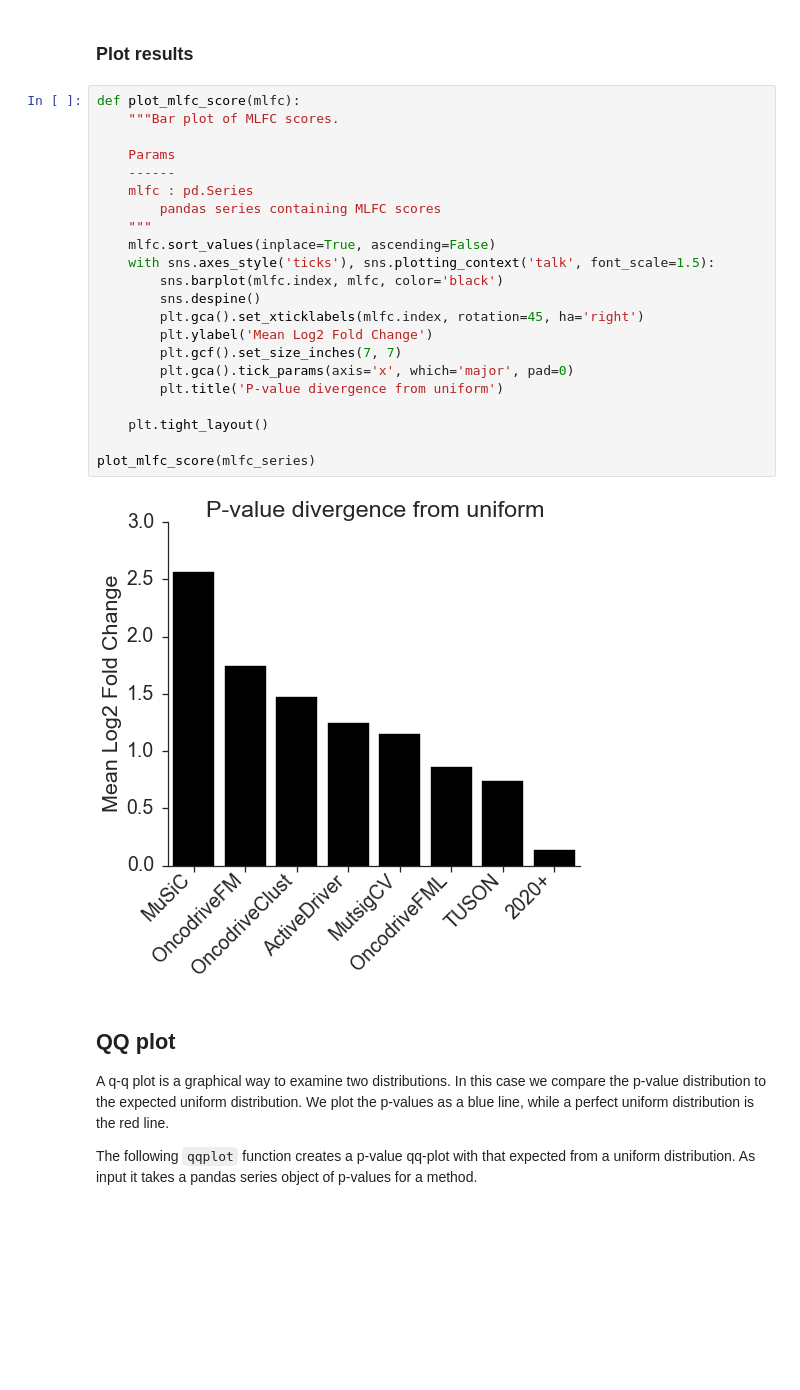
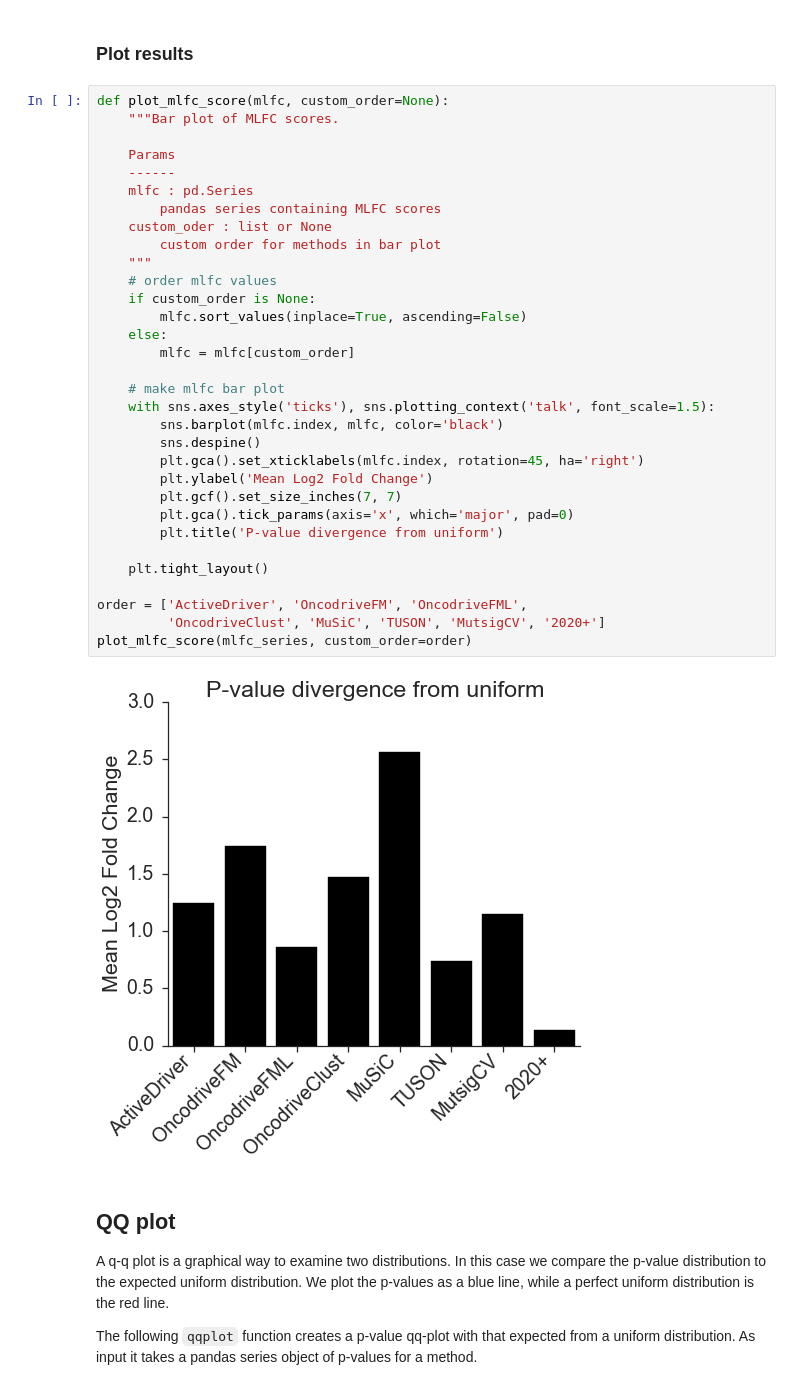
Before and after one commit to KarchinLab/Tokheim_PNAS_2016, a Jupyter notebook: P-value distribution.ipynb, the cells around one changed output. Cells and saved outputs as stored; diff of their text form; blank space fills up the shorter version.

Commit message:
Updated notebooks to contain same plot order of methods as paper. Added link to cgc notebook.

```diff
--- a/P-value distribution.ipynb
+++ b/P-value distribution.ipynb
@@ -106,29 +114,39 @@ dtype: float64
 # %% [markdown]
 ### Plot results
 # %%
-def plot_mlfc_score(mlfc):
+def plot_mlfc_score(mlfc, custom_order=None):
     """Bar plot of MLFC scores.
 
     Params
     ------
     mlfc : pd.Series
         pandas series containing MLFC scores
+    custom_oder : list or None
+        custom order for methods in bar plot
     """
-    mlfc.sort_values(inplace=True, ascending=False)
+    # order mlfc values
+    if custom_order is None:
+        mlfc.sort_values(inplace=True, ascending=False)
+    else:
+        mlfc = mlfc[custom_order]
+
+    # make mlfc bar plot
     with sns.axes_style('ticks'), sns.plotting_context('talk', font_scale=1.5):
         sns.barplot(mlfc.index, mlfc, color='black')
         sns.despine()
         plt.gca().set_xticklabels(mlfc.index, rotation=45, ha='right')
         plt.ylabel('Mean Log2 Fold Change')
         plt.gcf().set_size_inches(7, 7)
         plt.gca().tick_params(axis='x', which='major', pad=0)
         plt.title('P-value divergence from uniform')
 
     plt.tight_layout()
 
-plot_mlfc_score(mlfc_series)
+order = ['ActiveDriver', 'OncodriveFM', 'OncodriveFML',
+         'OncodriveClust', 'MuSiC', 'TUSON', 'MutsigCV', '2020+']
+plot_mlfc_score(mlfc_series, custom_order=order)
 # %% [output]
-[figure, old version]
+[figure, new version]
 # %% [markdown]
 ## QQ plot
 
```
Also changed, not shown: parts of 8 cells of this notebook, 3 other files.
